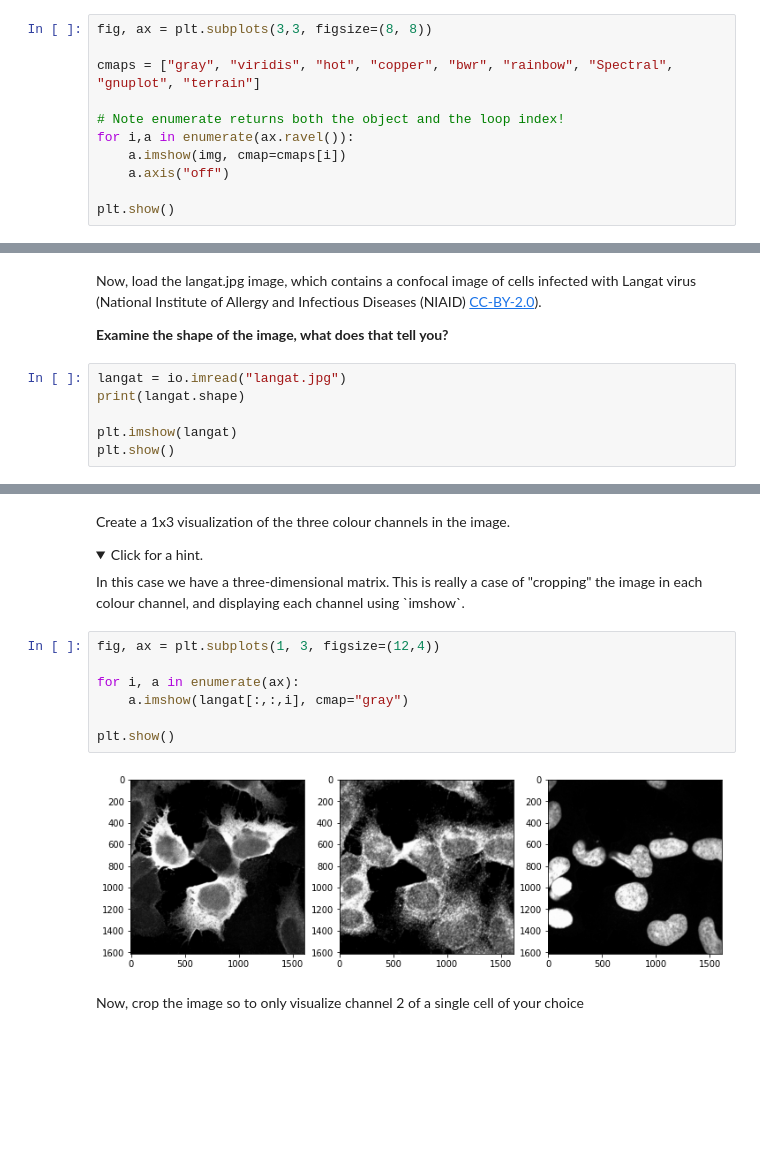
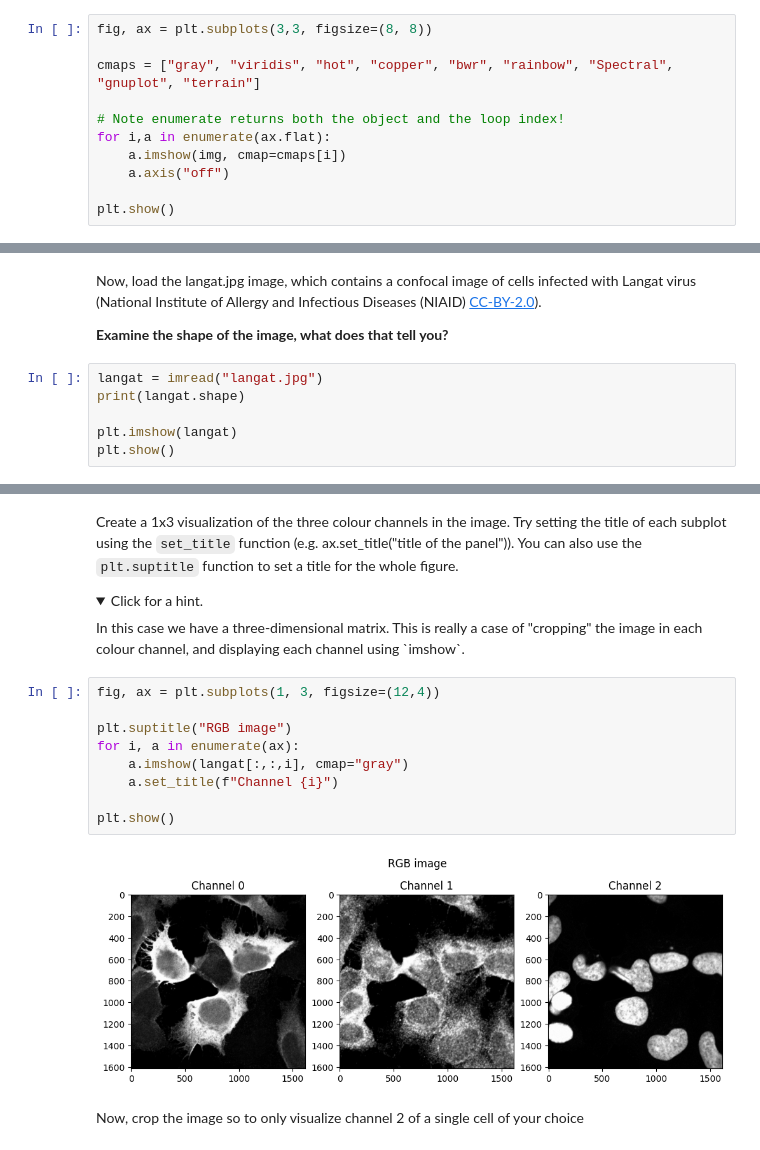
Before and after one commit to nicolaromano/BIA4, a Jupyter notebook: Workshops/01 - Image manipulation and visualization/01 - Image manipulation and visualization solution.ipynb, the cells around one changed output, grey strips where cells are left out. Saved outputs shown, nothing was run; the diff lists cells and outputs as text; folded sections open; blank space fills up the shorter version.

```diff
--- a/Workshops/01 - Image manipulation and visualization/01 - Image manipulation and visualization solution.ipynb
+++ b/Workshops/01 - Image manipulation and visualization/01 - Image manipulation and visualization solution.ipynb
@@ -185,7 +189,7 @@ fig, ax = plt.subplots(3,3, figsize=(8, 8))
 cmaps = ["gray", "viridis", "hot", "copper", "bwr", "rainbow", "Spectral", "gnuplot", "terrain"]
 
 # Note enumerate returns both the object and the loop index!
-for i,a in enumerate(ax.ravel()):
+for i,a in enumerate(ax.flat):
     a.imshow(img, cmap=cmaps[i])
     a.axis("off")
 
@@ -221,7 +225,7 @@ Now, load the langat.jpg image, which contains a confocal image of cells infecte
 
 **Examine the shape of the image, what does that tell you?**
 # %%
-langat = io.imread("langat.jpg")
+langat = imread("langat.jpg")
 print(langat.shape)
 
 plt.imshow(langat)
@@ -232,5 +236,7 @@ plt.show()
 # %% [markdown]
 Create a 1x3 visualization of the three colour channels in the image.
+Try setting the title of each subplot using the `set_title` function (e.g. ax.set_title("title of the panel")).
+You can also use the `plt.suptitle` function to set a title for the whole figure.
 
 <details>
     <summary style="cursor: pointer;">Click for a hint.</summary>
@@ -239,12 +245,14 @@ Create a 1x3 visualization of the three colour channels in the image.
 # %%
 fig, ax = plt.subplots(1, 3, figsize=(12,4))
 
+plt.suptitle("RGB image")
 for i, a in enumerate(ax):
     a.imshow(langat[:,:,i], cmap="gray")
+    a.set_title(f"Channel {i}")
 
 plt.show()
 # %% [output]
-[figure, old version]
+[figure, new version]
 # %% [markdown]
 Now, crop the image so to only visualize channel 2 of a single cell of your choice
 # %%
```
Also changed, not shown: parts of 23 cells of this notebook, 2 other files.
